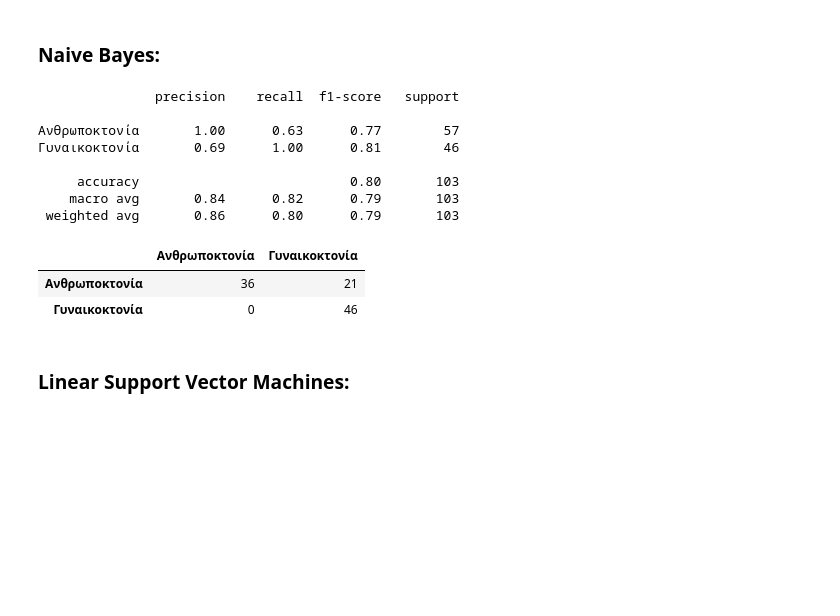
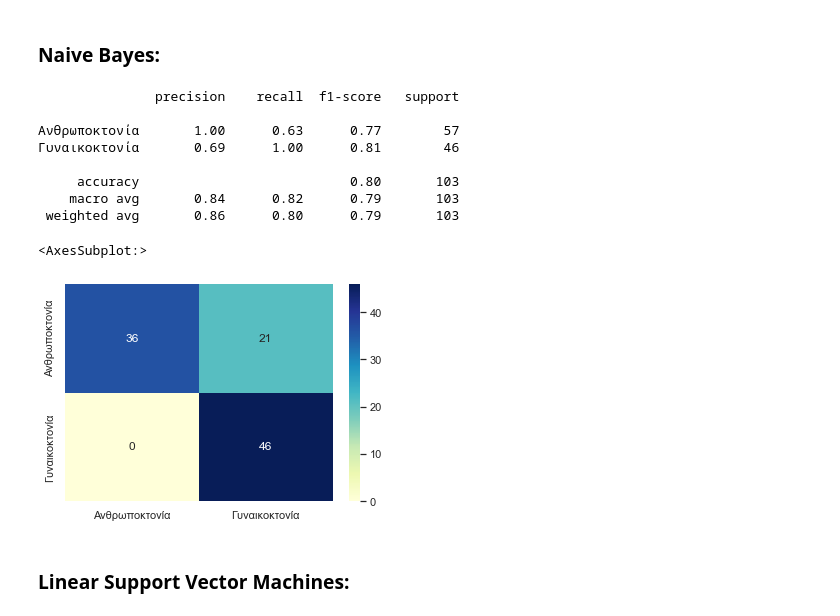
Before and after one commit to openlabathens/article-classification, a Jupyter notebook: article_classification.ipynb, the cells around one changed output. Saved outputs shown, nothing was run; the diff lists cells and outputs as text; code cells hidden in the pictures; blank space fills up the shorter version.

Commit message:
c-m heatmap

```diff
--- a/article_classification.ipynb
+++ b/article_classification.ipynb
@@ -381,34 +382,38 @@ X_train_tfidf.shape
 # %%
 text_clf_NB = Pipeline([
     ('vect', CountVectorizer()),
     ('tfidf', TfidfTransformer()),
     ('clf', MultinomialNB()),
 ])
 
 text_clf_NB.fit(X_train, y_train)
 
 predicted = text_clf_NB.predict(X_val)
 np.mean(predicted == y_val)
 
 print(metrics.classification_report(y_val, predicted))
 
 # Confusion Matrix:
 cfmtx_NB = pd.DataFrame(metrics.confusion_matrix(y_val, predicted), index=[
                      'Ανθρωποκτονία', 'Γυναικοκτονία'], columns=['Ανθρωποκτονία', 'Γυναικοκτονία'])
 
 cfmtx_NB
+
+# cm_matrix = pd.DataFrame(data=cfmtx_NB, columns=['Actual Positive:1', 'Actual Negative:0'],
+                                #  index=['Predict Positive:1', 'Predict Negative:0'])
+
+sns.heatmap(cfmtx_NB, annot=True, fmt='d', cmap='YlGnBu')
 # %% [output]
                precision    recall  f1-score   support
 
 Ανθρωποκτονία       1.00      0.63      0.77        57
 Γυναικοκτονία       0.69      1.00      0.81        46
 
      accuracy                           0.80       103
     macro avg       0.84      0.82      0.79       103
  weighted avg       0.86      0.80      0.79       103
-|  | Ανθρωποκτονία | Γυναικοκτονία |
-| Ανθρωποκτονία | 36 | 21 |
-| Γυναικοκτονία | 0 | 46 |
+<AxesSubplot:>
+[figure, added]
 # %% [markdown]
 ### Linear Support Vector Machines:
 # %%
```
Also changed, not shown: parts of 2 cells of this notebook.
